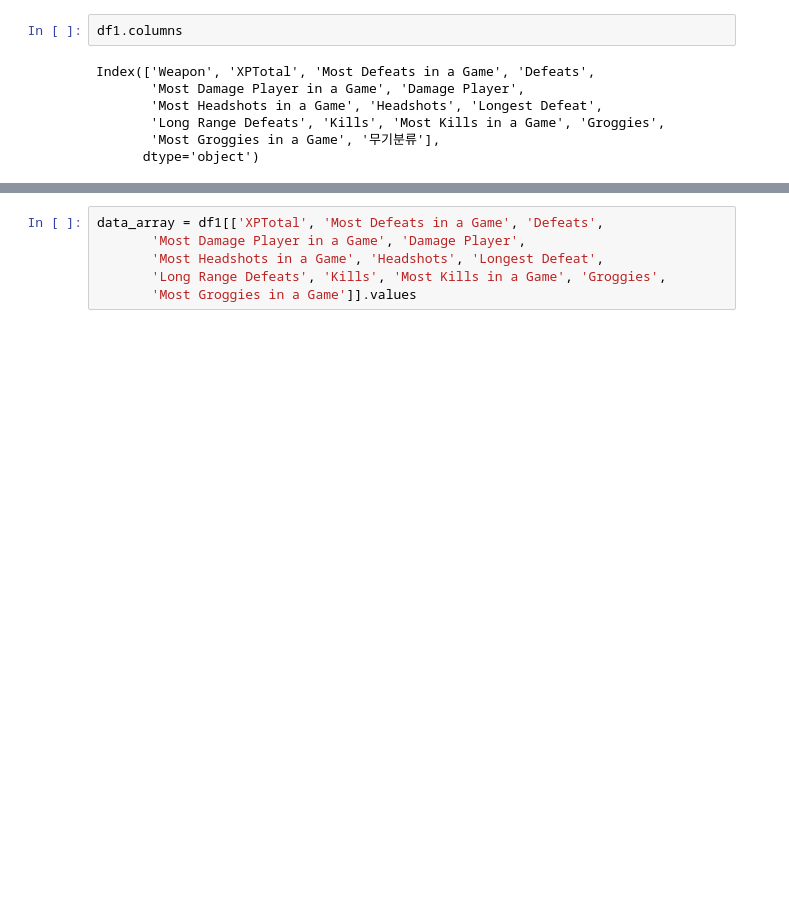
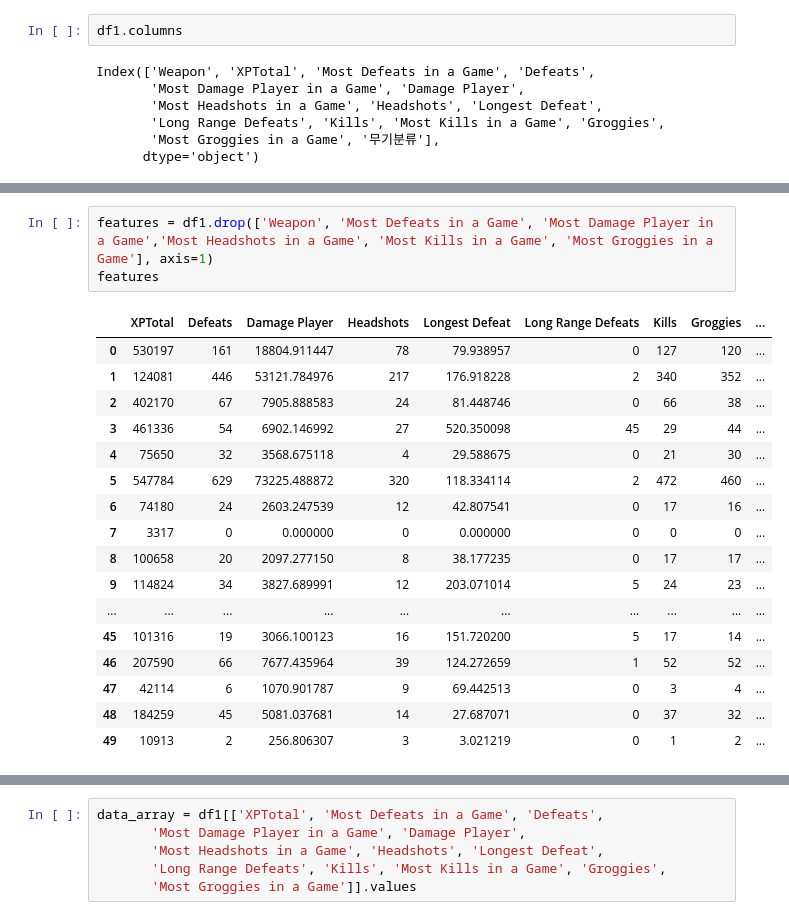
Before and after one commit to nbac406/battleGround, a Jupyter notebook: 0707.ipynb, the cells around one changed output, grey strips where cells are left out. Saved outputs shown, nothing was run; the diff lists cells and outputs as text; blank space fills up the shorter version.

```diff
--- a/0707.ipynb
+++ b/0707.ipynb
@@ -333,0 +393,21 @@ NameError: name 'StandardScaler' is not defined
+# %%
+features = df1.drop(['Weapon', 'Most Defeats in a Game', 'Most Damage Player in a Game','Most Headshots in a Game', 'Most Kills in a Game', 'Most Groggies in a Game'], axis=1)
+features
+# %% [output]
+|  | XPTotal | Defeats | Damage Player | Headshots | Longest Defeat | Long Range Defeats | Kills | Groggies | ... |
+| 0 | 530197 | 161 | 18804.911447 | 78 | 79.938957 | 0 | 127 | 120 | ... |
+| 1 | 124081 | 446 | 53121.784976 | 217 | 176.918228 | 2 | 340 | 352 | ... |
+| 2 | 402170 | 67 | 7905.888583 | 24 | 81.448746 | 0 | 66 | 38 | ... |
+| 3 | 461336 | 54 | 6902.146992 | 27 | 520.350098 | 45 | 29 | 44 | ... |
+| 4 | 75650 | 32 | 3568.675118 | 4 | 29.588675 | 0 | 21 | 30 | ... |
+| 5 | 547784 | 629 | 73225.488872 | 320 | 118.334114 | 2 | 472 | 460 | ... |
+| 6 | 74180 | 24 | 2603.247539 | 12 | 42.807541 | 0 | 17 | 16 | ... |
+| 7 | 3317 | 0 | 0.000000 | 0 | 0.000000 | 0 | 0 | 0 | ... |
+| 8 | 100658 | 20 | 2097.277150 | 8 | 38.177235 | 0 | 17 | 17 | ... |
+| 9 | 114824 | 34 | 3827.689991 | 12 | 203.071014 | 5 | 24 | 23 | ... |
+| ... | ... | ... | ... | ... | ... | ... | ... | ... | ... |
+| 45 | 101316 | 19 | 3066.100123 | 16 | 151.720200 | 5 | 17 | 14 | ... |
+| 46 | 207590 | 66 | 7677.435964 | 39 | 124.272659 | 1 | 52 | 52 | ... |
+| 47 | 42114 | 6 | 1070.901787 | 9 | 69.442513 | 0 | 3 | 4 | ... |
+| 48 | 184259 | 45 | 5081.037681 | 14 | 27.687071 | 0 | 37 | 32 | ... |
+| 49 | 10913 | 2 | 256.806307 | 3 | 3.021219 | 0 | 1 | 2 | ... |
```
Also changed, not shown: parts of 30 cells of this notebook.
